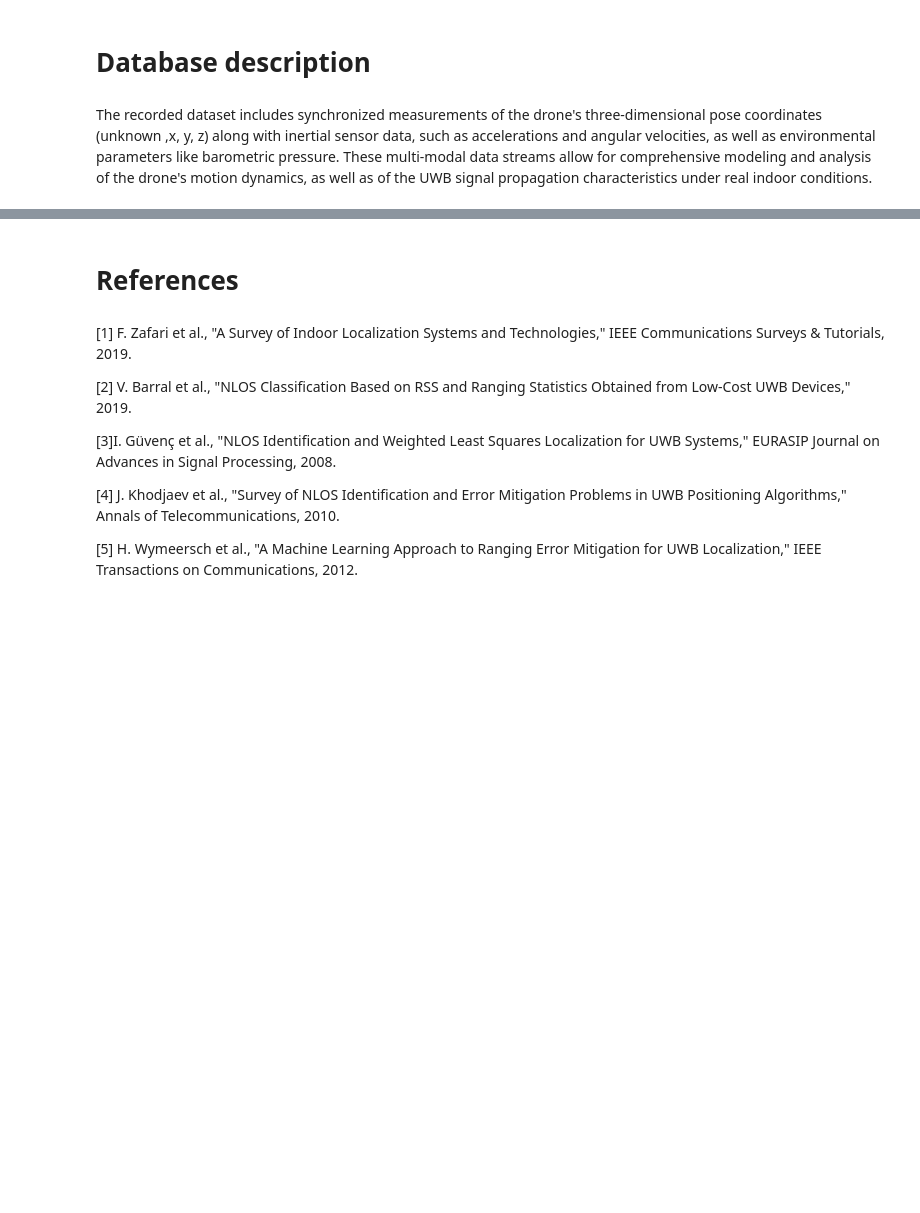
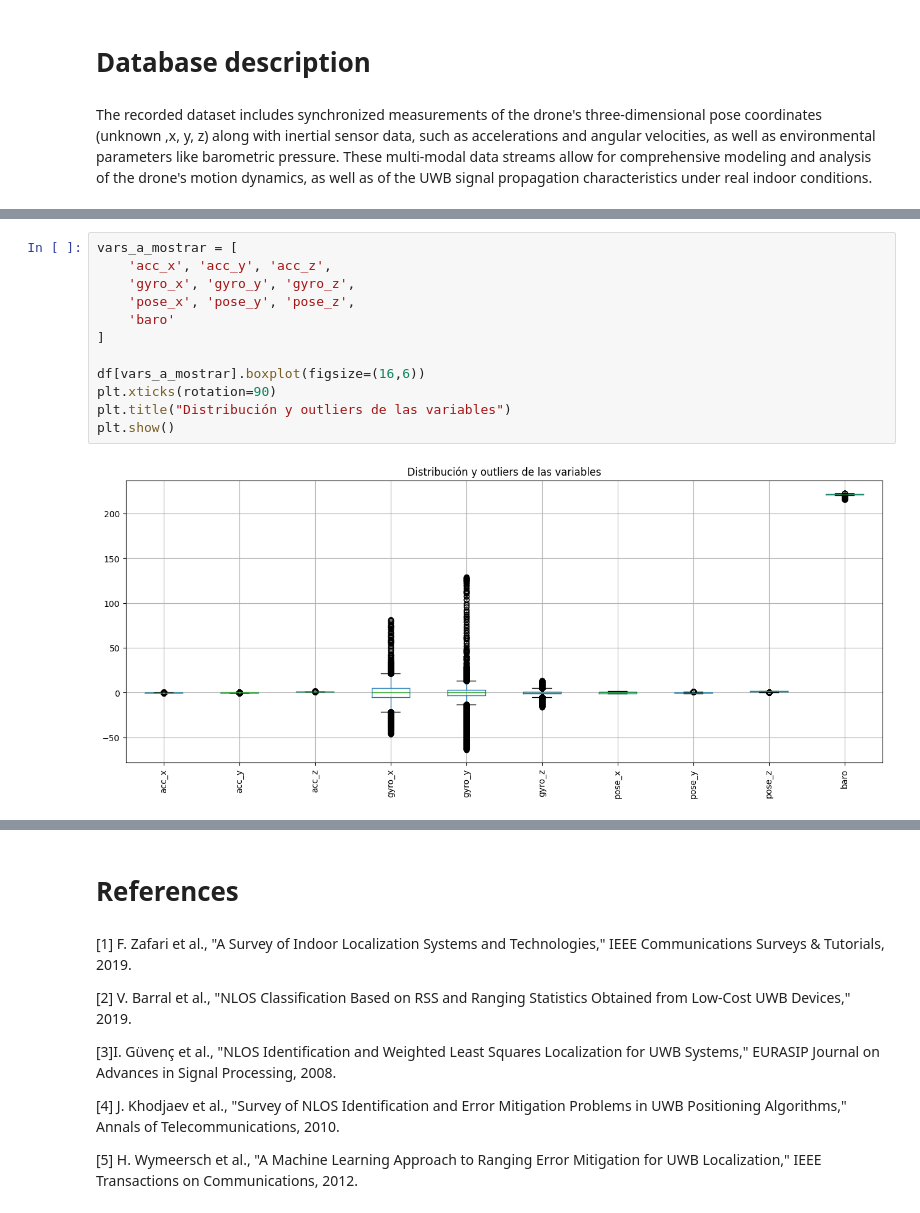
Before and after one commit to BREIMER606/Programaci-n-Cient-fica, a Jupyter notebook: Laboratorio_1/Lab1_Pct.ipynb, the cells around one changed output, grey strips where cells are left out. Cells and saved outputs as stored; diff of their text form; blank space fills up the shorter version.

```diff
--- a/Laboratorio_1/Lab1_Pct.ipynb
+++ b/Laboratorio_1/Lab1_Pct.ipynb
@@ -112,0 +56,14 @@ plt.show()
+# %%
+vars_a_mostrar = [
+    'acc_x', 'acc_y', 'acc_z',
+    'gyro_x', 'gyro_y', 'gyro_z',
+    'pose_x', 'pose_y', 'pose_z',
+    'baro'
+]
+
+df[vars_a_mostrar].boxplot(figsize=(16,6))
+plt.xticks(rotation=90)
+plt.title("Distribución y outliers de las variables")
+plt.show()
+# %% [output]
+[figure, added]
```
Also changed, not shown: parts of 11 cells of this notebook, 1 other file.
